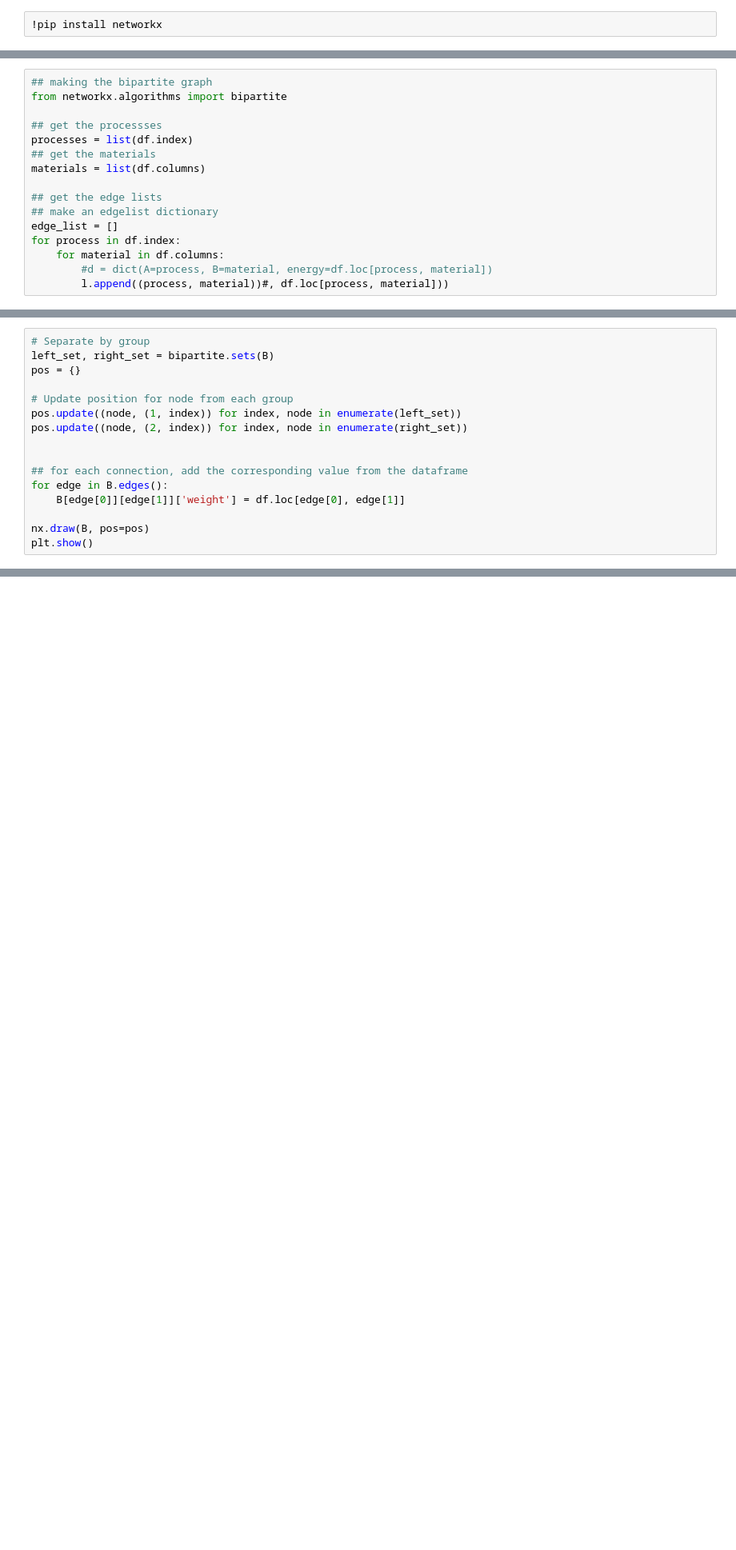
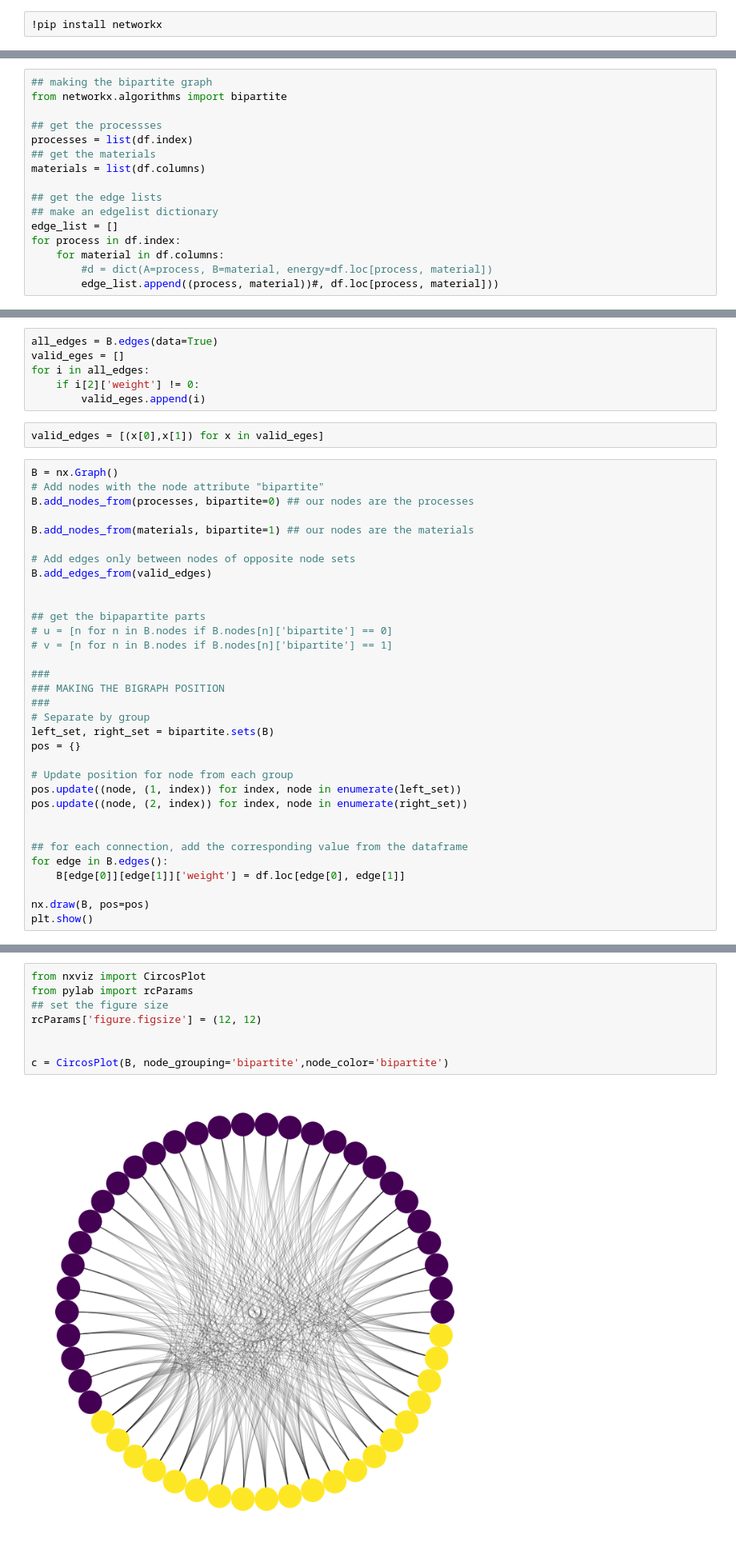
Before and after one commit to walzter/CircularEconomy, a Jupyter notebook: Knn.ipynb, the cells around one changed output, grey strips where cells are left out. Shown at 80% size. Drawn from its saved outputs; the diff is of its cells as text; blank space fills up the shorter version.

```diff
--- a/Knn.ipynb
+++ b/Knn.ipynb
@@ -104,4 +73,4 @@ edge_list = []
 for process in df.index:
     for material in df.columns:
         #d = dict(A=process, B=material, energy=df.loc[process, material])
-        l.append((process, material))#, df.loc[process, material]))
+        edge_list.append((process, material))#, df.loc[process, material]))
@@ -117,4 +139,29 @@ B.add_edges_from(edge_list)
+# %%
+all_edges = B.edges(data=True)
+valid_eges = []
+for i in all_edges:
+    if i[2]['weight'] != 0:
+        valid_eges.append(i)
+# %%
+valid_edges = [(x[0],x[1]) for x in valid_eges]
 # %%
+B = nx.Graph()
+# Add nodes with the node attribute "bipartite"
+B.add_nodes_from(processes, bipartite=0) ## our nodes are the processes
+
+B.add_nodes_from(materials, bipartite=1) ## our nodes are the materials
+
+# Add edges only between nodes of opposite node sets
+B.add_edges_from(valid_edges)
+
+
+## get the bipapartite parts
+# u = [n for n in B.nodes if B.nodes[n]['bipartite'] == 0]
+# v = [n for n in B.nodes if B.nodes[n]['bipartite'] == 1]
+
+###
+### MAKING THE BIGRAPH POSITION
+###
 # Separate by group
 left_set, right_set = bipartite.sets(B)
 pos = {}
@@ -134,0 +182,10 @@ B.edges(data=True)
+# %%
+from nxviz import CircosPlot
+from pylab import rcParams
+## set the figure size
+rcParams['figure.figsize'] = (12, 12)
+
+
+c = CircosPlot(B, node_grouping='bipartite',node_color='bipartite')
+# %% [output]
+[figure, added]
```
Also changed, not shown: parts of 17 cells of this notebook.
